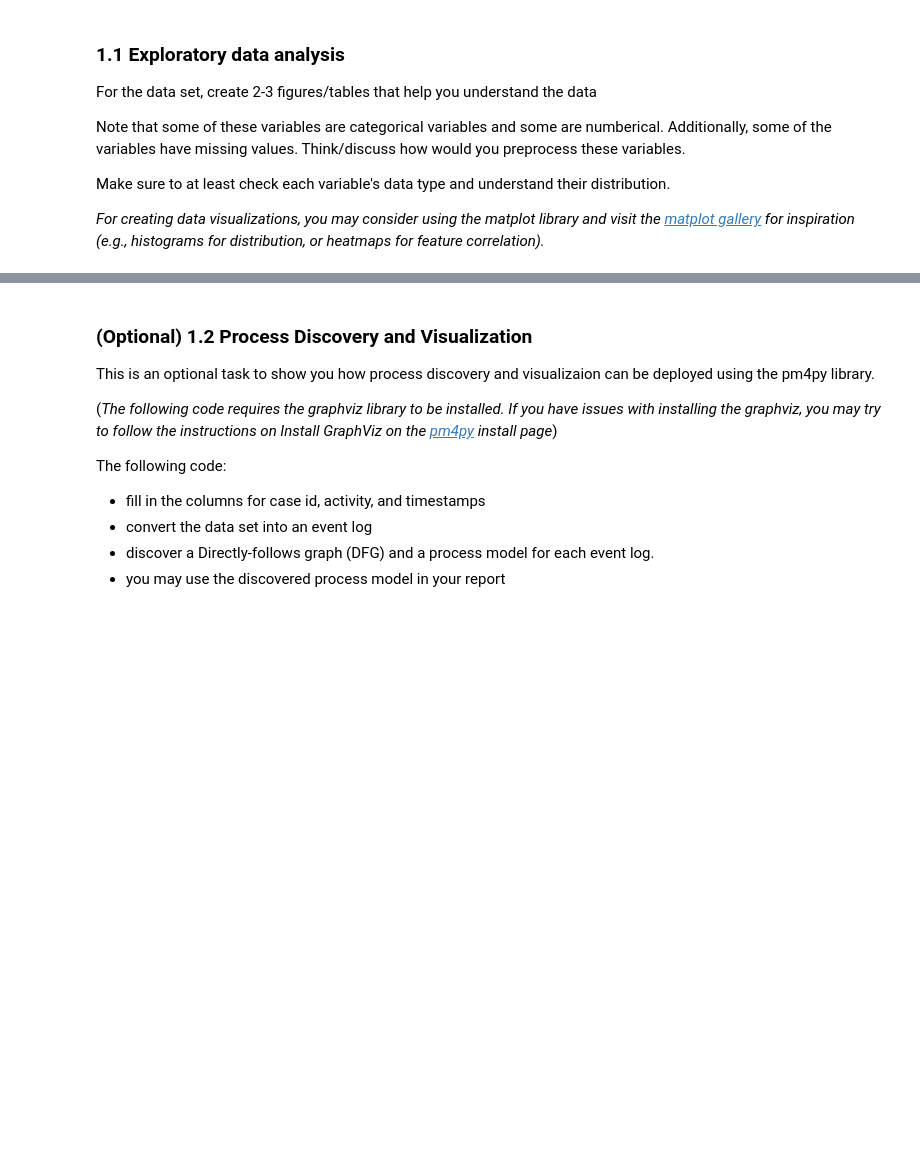
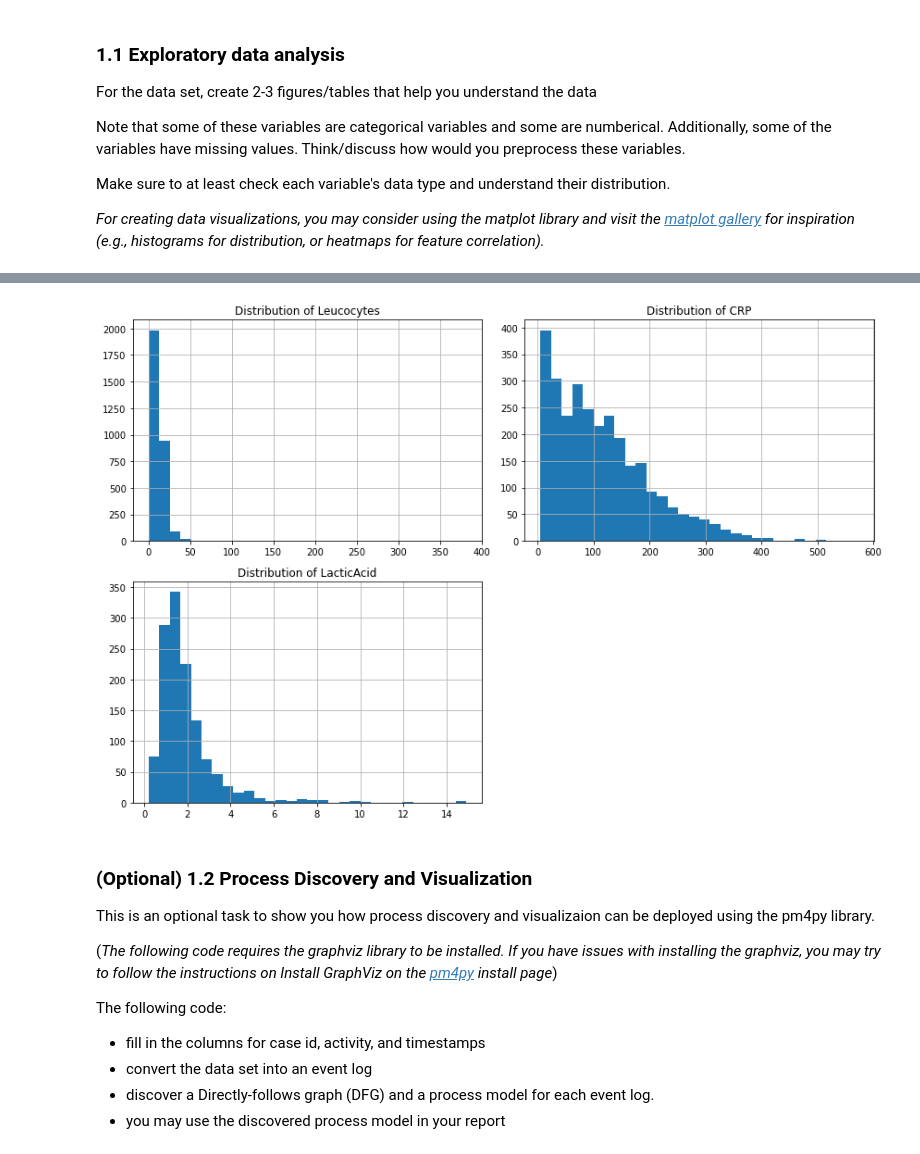
Before and after one commit to edogeensen/APML-A2, a Jupyter notebook: Assignment 2. Predictive Process Monitoring toegevoegde bestanden 9 december 2025 1118/Assignment 2.ipynb, the cells around one changed output, grey strips where cells are left out. Saved outputs shown, nothing was run; the diff lists cells and outputs as text; code cells hidden in the pictures; blank space fills up the shorter version.

```diff
--- a/Assignment 2. Predictive Process Monitoring toegevoegde bestanden 9 december 2025 1118/Assignment 2.ipynb
+++ b/Assignment 2. Predictive Process Monitoring toegevoegde bestanden 9 december 2025 1118/Assignment 2.ipynb
@@ -83,0 +102,15 @@ Index(['Case ID', 'Activity', 'Complete Timestamp', 'lifecycle:transition',
+# %%
+# rest is semantically Boolean, this means that they are not Boolean yet.
+bool_like_cols = [
+    'InfectionSuspected', 'DiagnosticBlood', 'DisfuncOrg',
+    'SIRSCritTachypnea', 'Hypotensie', 'SIRSCritHeartRate', 'Infusion',
+    'DiagnosticArtAstrup', 'DiagnosticIC', 'DiagnosticSputum',
+    'DiagnosticLiquor', 'DiagnosticOther', 'SIRSCriteria2OrMore',
+    'DiagnosticXthorax', 'SIRSCritTemperature',
+    'DiagnosticUrinaryCulture', 'SIRSCritLeucos', 'Oligurie',
+    'DiagnosticLacticAcid', 'Hypoxie', 'DiagnosticUrinarySediment',
+    'DiagnosticECG'
+]
+
+for col in bool_like_cols:
+    print(col, data_Sepsis[col].dropna().unique())
@@ -144,3 +295,15 @@ import matplotlib.pyplot as plt
+# %%
+cols = ['Leucocytes', 'CRP', 'LacticAcid']
+
+plt.figure(figsize=(12,8))
+for i, col in enumerate(cols, 1):
+    plt.subplot(2, 2, i)
+    df[col].hist(bins=30)
+    plt.title(f"Distribution of {col}")
+plt.tight_layout()
+plt.show()
+# %% [output]
+[figure, added]
 # %% [markdown]
 ### (Optional) 1.2 Process Discovery and Visualization
 
```
Also changed, not shown: parts of 36 cells of this notebook, 1 other file.
